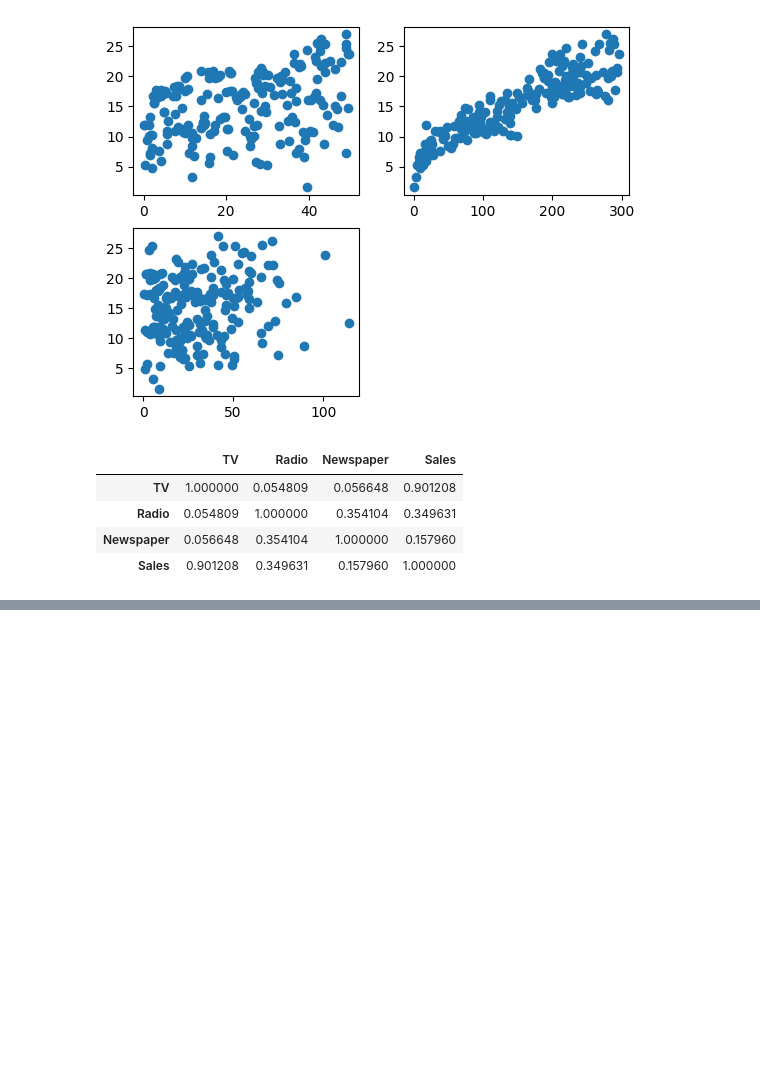
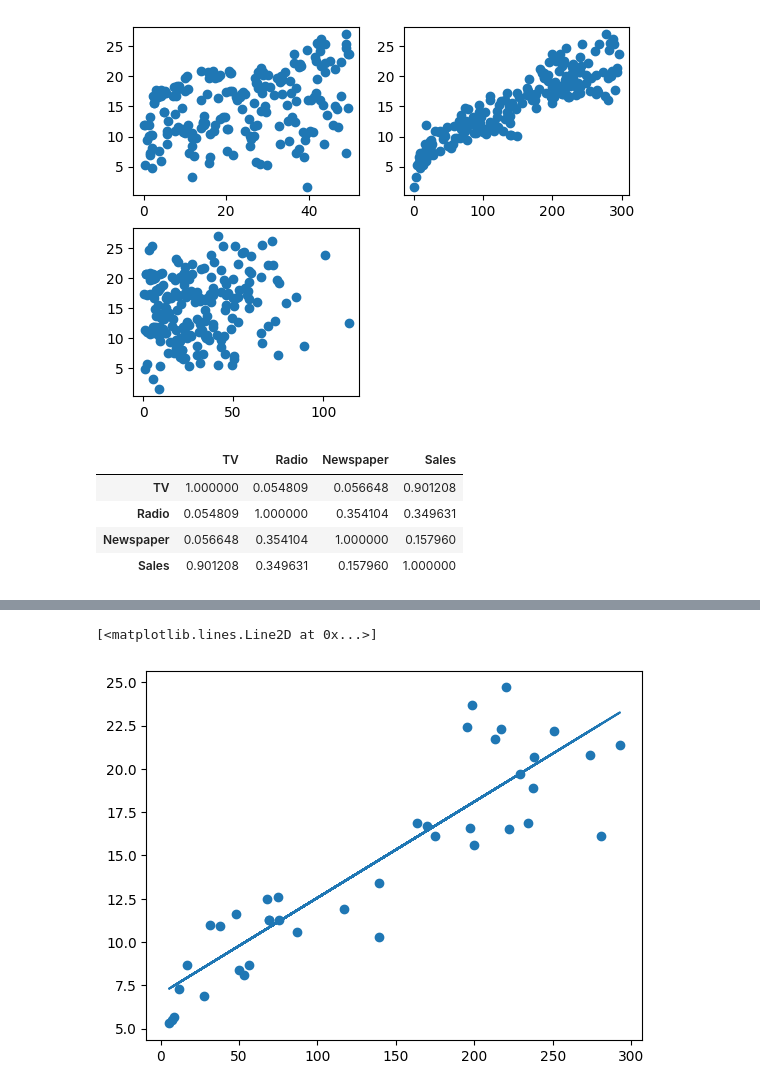
Before and after one commit to RishabhPIET/python-project-Internships, a Jupyter notebook: project_04/advertise.ipynb, the cells around one changed output, grey strips where cells are left out. Saved outputs shown, nothing was run; the diff lists cells and outputs as text; code cells hidden in the pictures; blank space fills up the shorter version.

```diff
--- a/project_04/advertise.ipynb
+++ b/project_04/advertise.ipynb
@@ -117,0 +180,6 @@ data.corr()
+# %%
+plt.scatter(tv_test,sales_test)
+plt.plot(tv_test,model_predict)
+# %% [output]
+[<matplotlib.lines.Line2D at 0x...>]
+[figure, added]
```
Also changed, not shown: parts of 13 cells of this notebook, 1 other file.
